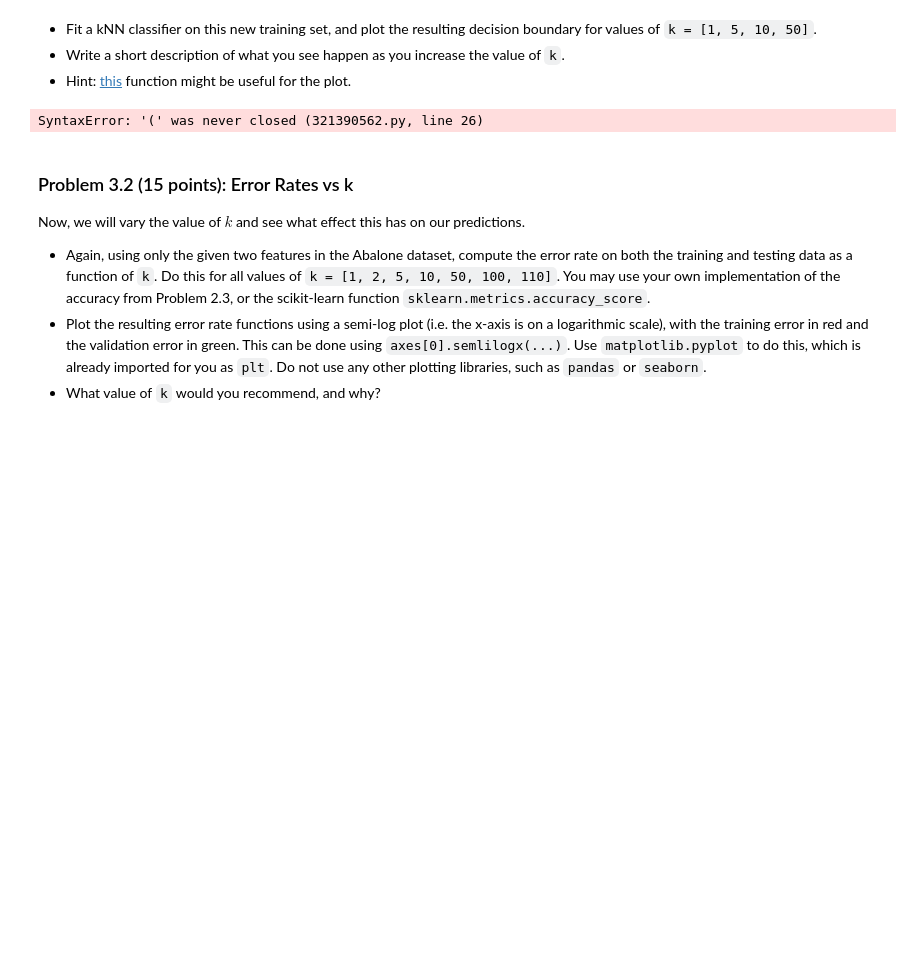
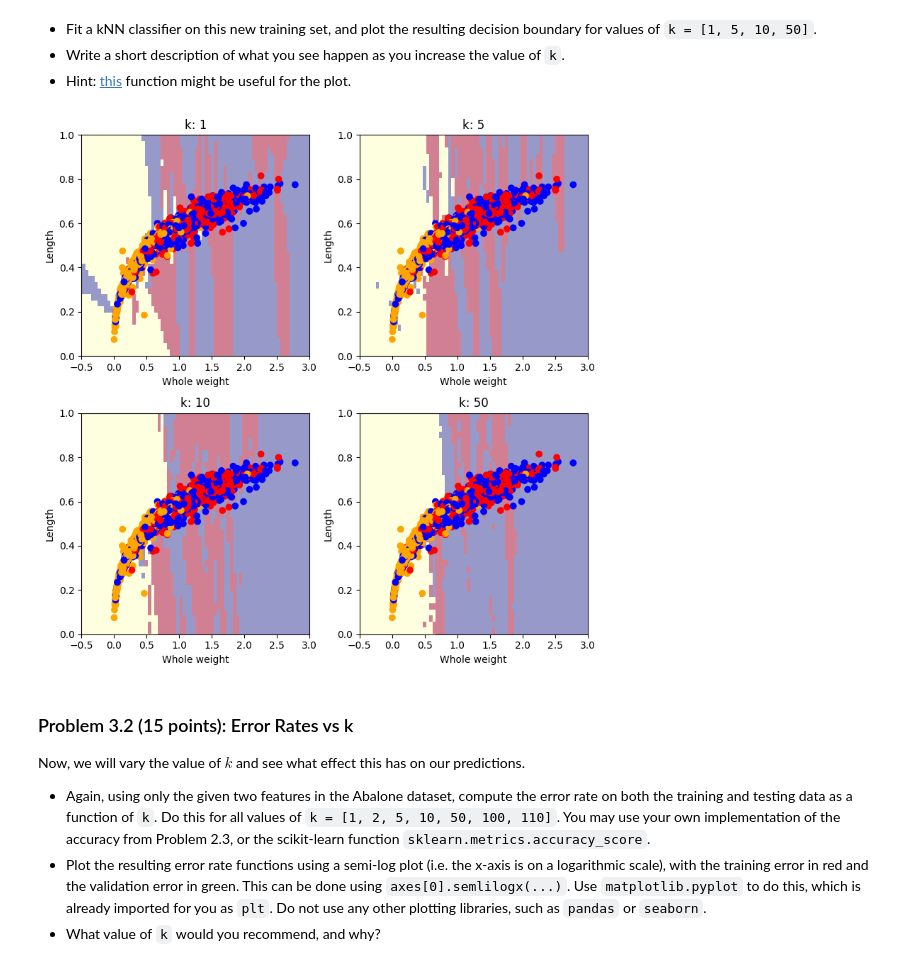
Before and after one commit to Jxykb/ics178HW1, a Jupyter notebook: student/cs178_sp25_hw1.ipynb, the cells around one changed output. Cells and saved outputs as stored; diff of their text form; code cells hidden in the pictures; blank space fills up the shorter version.

```diff
--- a/student/cs178_sp25_hw1.ipynb
+++ b/student/cs178_sp25_hw1.ipynb
@@ -888,35 +885,38 @@ Categories (3, object): ['F', 'I', 'M']
 # %%
 # Plot the decision boundaries for the kNN classifiers for various values of k
 
 # Some keyword arguments for making nice looking plots.
 # Feel free to change grid_resolution to a higher number -- this results in better looking plots,
 # but may result in your code running more slowly.
 plot_kwargs = {'cmap': 'RdYlBu',
                'response_method': 'predict',
                'plot_method': 'pcolormesh',
                'shading': 'auto',
                'alpha': 0.5,
                'grid_resolution': 100}
 
 
 # Create a figure with 2 rows and 2 columns
 figure, axes = plt.subplots(2, 2, figsize=(8, 8))
 
 abalone_color = abalone_y_tr2.map(sex_to_color)
 
 k_vals = [1, 5, 10, 50]
 for i, k in enumerate(k_vals):
-    knn = ...
-    ...
-
-    ...
+    knn = KNeighborsClassifier(n_neighbors = k)
+    knn.fit(abalone_X_tr2[['Whole weight', 'Length']], abalone_y_tr2)
+    DecisionBoundaryDisplay.from_estimator(knn, abalone_X_tr2[['Whole weight', 'Length']], ax=axes[i // 2][i % 2], **plot_kwargs)
 
     axes[i//2, i%2].scatter(abalone_X_tr2['Whole weight'], abalone_X_tr2['Length'], c= abalone_color)
-    ...
     axes[i//2, i%2].set_xlim((-0.5, 3))
     axes[i//2, i%2].set_ylim((0, 1))
+    axes[i//2, i%2].set_title(f"k: {k}")
+    axes[i // 2][i % 2].set_xlabel("Whole weight")
+    axes[i // 2][i % 2].set_ylabel("Length")
+plt.tight_layout()
+plt.show()
 # %% [output]
-SyntaxError: '(' was never closed (321390562.py, line 26)
+[figure, added]
 # %% [markdown]
 <!-- END QUESTION -->
 
```
Also changed, not shown: parts of 6 cells of this notebook, 2 other files.
